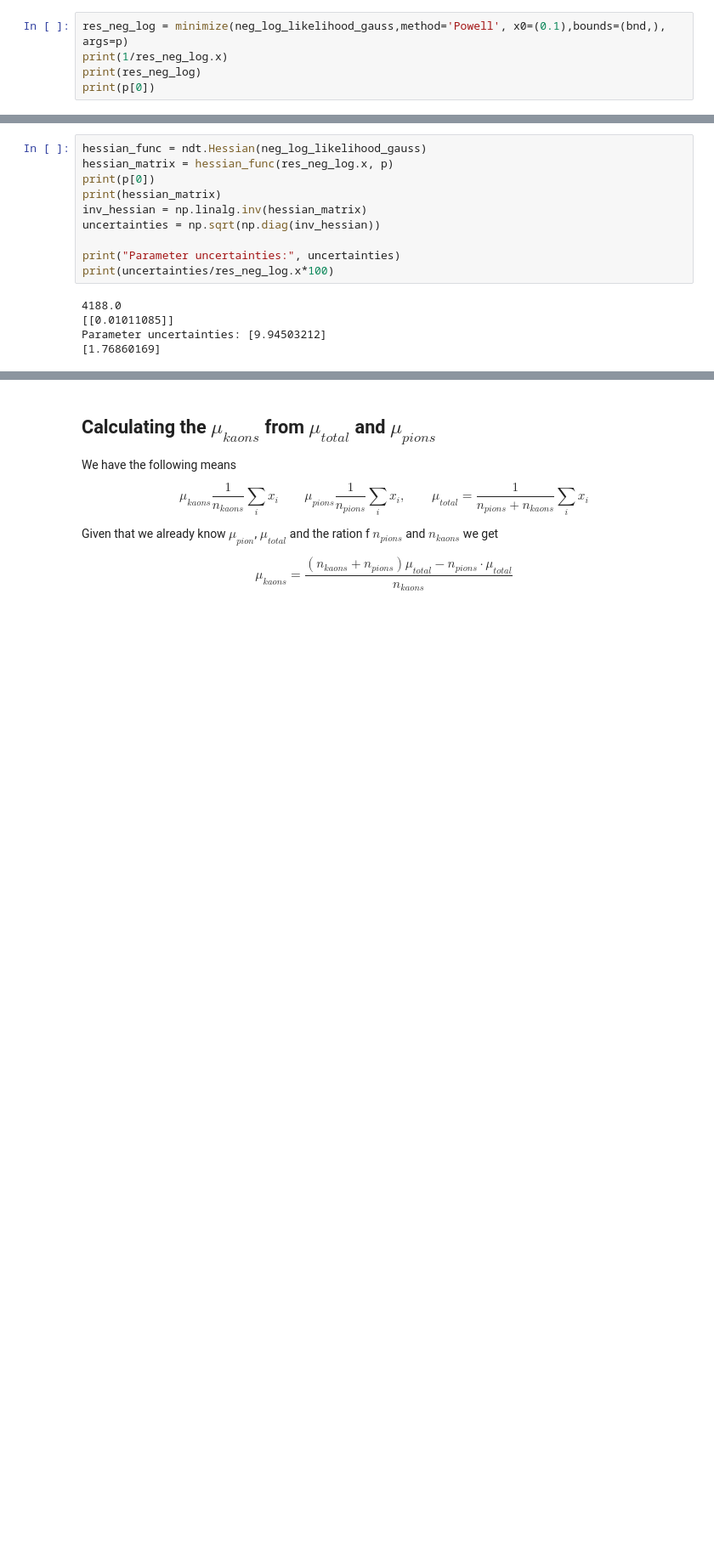
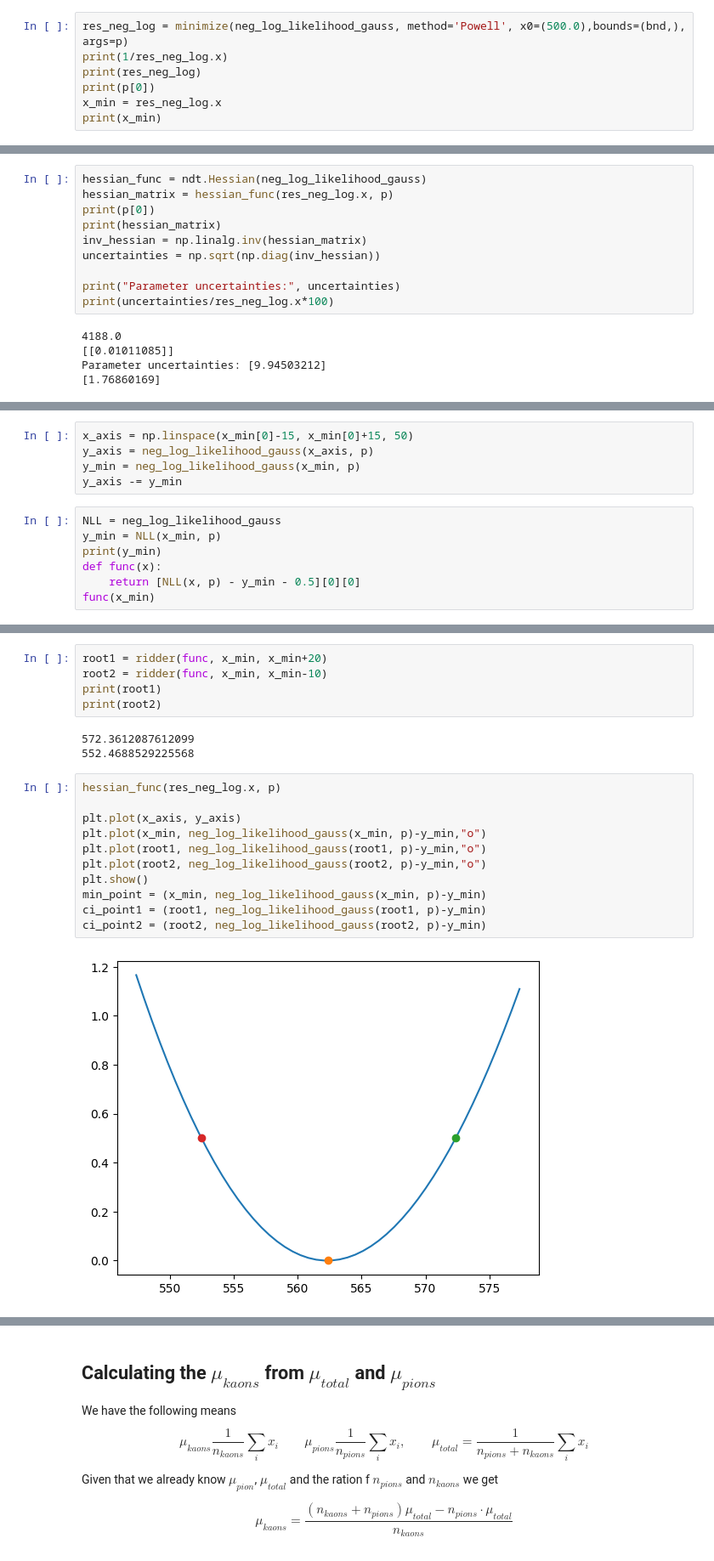
Before and after one commit to gosow9/Data_analytics, a Jupyter notebook: project_3/project_03.ipynb, the cells around one changed output, grey strips where cells are left out. Shown: that part at 85% size. Drawn from its saved outputs; the diff is of its cells as text; blank space fills up the shorter version.

```diff
--- a/project_3/project_03.ipynb
+++ b/project_3/project_03.ipynb
@@ -77,8 +69,10 @@ p
   array([6.56179931e-02, 7.14683653e-02, 7.37256079e-02, ...,
          4.05635135e+04, 4.14334330e+04, 4.31568658e+04])],)
 # %%
-res_neg_log = minimize(neg_log_likelihood_gauss,method='Powell', x0=(0.1),bounds=(bnd,), args=p)
+res_neg_log = minimize(neg_log_likelihood_gauss, method='Powell', x0=(500.0),bounds=(bnd,), args=p)
 print(1/res_neg_log.x)
 print(res_neg_log)
 print(p[0])
+x_min = res_neg_log.x
+print(x_min)
 # %% [output]
@@ -116,0 +192,12 @@ plt.show()
+# %%
+x_axis = np.linspace(x_min[0]-15, x_min[0]+15, 50)
+y_axis = neg_log_likelihood_gauss(x_axis, p)
+y_min = neg_log_likelihood_gauss(x_min, p)
+y_axis -= y_min
+# %%
+NLL = neg_log_likelihood_gauss
+y_min = NLL(x_min, p)
+print(y_min)
+def func(x):
+    return [NLL(x, p) - y_min - 0.5][0][0]
+func(x_min)
@@ -116,0 +207,21 @@ plt.show()
+# %%
+root1 = ridder(func, x_min, x_min+20)
+root2 = ridder(func, x_min, x_min-10)
+print(root1)
+print(root2)
+# %% [output]
+572.3612087612099
+552.4688529225568
+# %%
+hessian_func(res_neg_log.x, p)
+
+plt.plot(x_axis, y_axis)
+plt.plot(x_min, neg_log_likelihood_gauss(x_min, p)-y_min,"o")
+plt.plot(root1, neg_log_likelihood_gauss(root1, p)-y_min,"o")
+plt.plot(root2, neg_log_likelihood_gauss(root2, p)-y_min,"o")
+plt.show()
+min_point = (x_min, neg_log_likelihood_gauss(x_min, p)-y_min)
+ci_point1 = (root1, neg_log_likelihood_gauss(root1, p)-y_min)
+ci_point2 = (root2, neg_log_likelihood_gauss(root2, p)-y_min)
+# %% [output]
+[figure, added]
```
Also changed, not shown: parts of 21 cells of this notebook.
